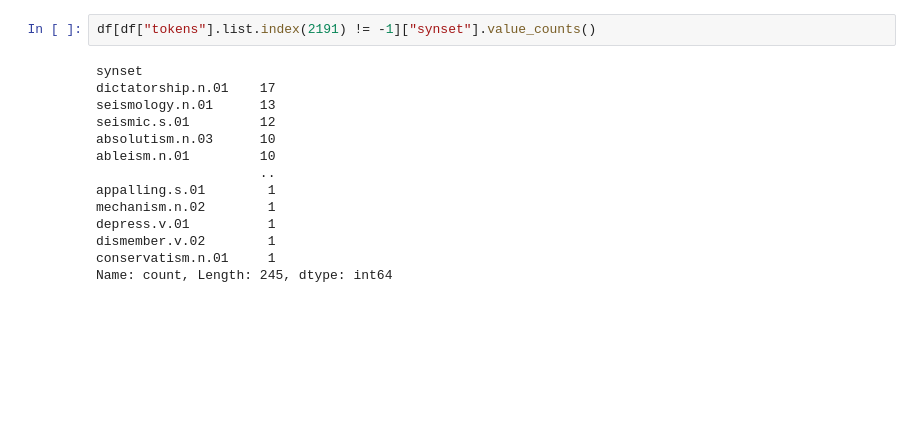
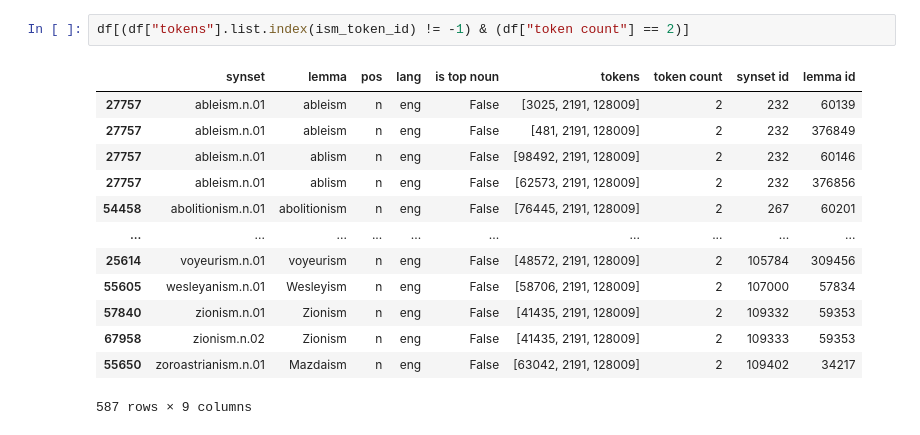
Before and after one commit to phvv-me/frame-representation-hypothesis, a Jupyter notebook: 11_token_superposition_analysis.ipynb, the cells around one changed output. Saved outputs shown, nothing was run; the diff lists cells and outputs as text; blank space fills up the shorter version.

```diff
--- a/11_token_superposition_analysis.ipynb
+++ b/11_token_superposition_analysis.ipynb
@@ -37,16 +91,16 @@ df2[df2["symbol"].str.contains("ism")]
 # %%
-df[df["tokens"].list.index(2191) != -1]["synset"].value_counts()
+df[(df["tokens"].list.index(ism_token_id) != -1) & (df["token count"] == 2)]
 # %% [output]
+|  | synset | lemma | pos | lang | is top noun | tokens | token count | synset id | lemma id |
+| 27757 | ableism.n.01 | ableism | n | eng | False | [3025, 2191, 128009] | 2 | 232 | 60139 |
+| 27757 | ableism.n.01 | ableism | n | eng | False | [481, 2191, 128009] | 2 | 232 | 376849 |
+| 27757 | ableism.n.01 | ablism | n | eng | False | [98492, 2191, 128009] | 2 | 232 | 60146 |
+| 27757 | ableism.n.01 | ablism | n | eng | False | [62573, 2191, 128009] | 2 | 232 | 376856 |
+| 54458 | abolitionism.n.01 | abolitionism | n | eng | False | [76445, 2191, 128009] | 2 | 267 | 60201 |
+| ... | ... | ... | ... | ... | ... | ... | ... | ... | ... |
+| 25614 | voyeurism.n.01 | voyeurism | n | eng | False | [48572, 2191, 128009] | 2 | 105784 | 309456 |
+| 55605 | wesleyanism.n.01 | Wesleyism | n | eng | False | [58706, 2191, 128009] | 2 | 107000 | 57834 |
+| 57840 | zionism.n.01 | Zionism | n | eng | False | [41435, 2191, 128009] | 2 | 109332 | 59353 |
+| 67958 | zionism.n.02 | Zionism | n | eng | False | [41435, 2191, 128009] | 2 | 109333 | 59353 |
+| 55650 | zoroastrianism.n.01 | Mazdaism | n | eng | False | [63042, 2191, 128009] | 2 | 109402 | 34217 |
-synset
-dictatorship.n.01    17
-seismology.n.01      13
-seismic.s.01         12
-absolutism.n.03      10
-ableism.n.01         10
-                     ..
-appalling.s.01        1
-mechanism.n.02        1
-depress.v.01          1
-dismember.v.02        1
-conservatism.n.01     1
-Name: count, Length: 245, dtype: int64
+587 rows × 9 columns
```
Also changed, not shown: parts of 11 cells of this notebook, 13 other files.
